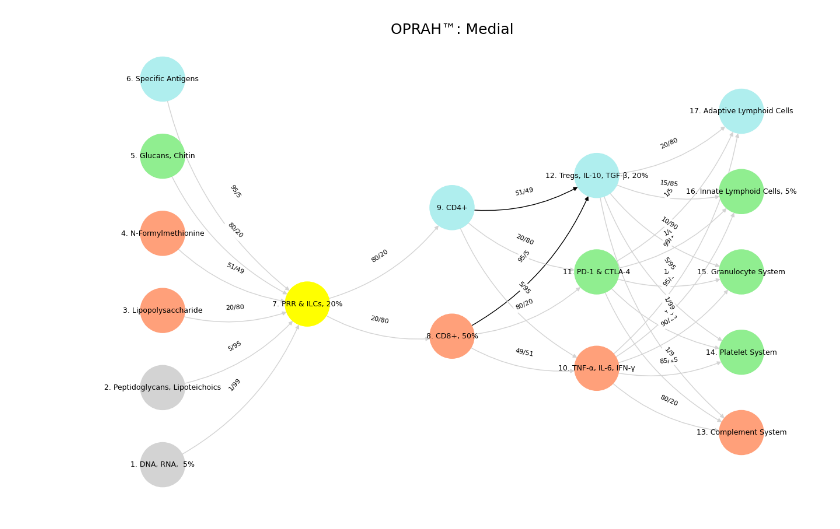
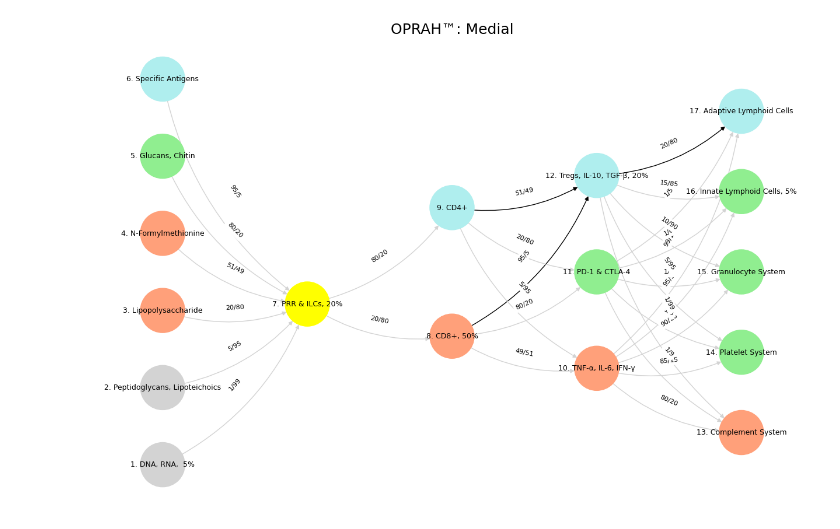
Before and after one commit to abikesa/uganda, a Jupyter notebook: kitabo/ensi/_build/jupyter_execute/act1/chapter3.ipynb, the cells around one changed output. Drawn from its saved outputs; the diff is of its cells as text; code cells hidden in the pictures.

````diff
--- a/kitabo/ensi/_build/jupyter_execute/act1/chapter3.ipynb
+++ b/kitabo/ensi/_build/jupyter_execute/act1/chapter3.ipynb
@@ -29,6 +29,7 @@ The preface’s closing call for a "monumental history" that mobilizes the past
 
 Overall, your preface is a dazzling, if occasionally unwieldy, tapestry of ideas. It’s a startup in the truest sense—not a polished product, but a provocative prototype brimming with potential. The Milley anecdote feels like an odd vestige, perhaps a [placeholder](https://en.wiktionary.org/wiki/atta_boy) for a broader commentary on power and erasure that never fully coalesces. The neural network metaphor, while illuminating, teeters on the edge of overreach, demanding a leap of faith from the reader. Yet, its ambition and originality are undeniable. This is a text that doesn’t just invite interpretation—it demands active engagement, challenging us to connect its dots and imagine what lies beyond its cryptic title and sprawling scope. For a project titled "Startup," it’s a fittingly audacious beginning.
 # %%
+
 import numpy as np
 import matplotlib.pyplot as plt
 import networkx as nx
@@ -92,6 +93,7 @@ def define_black_edges():
     return {
          ('CD4+', 'Tregs, IL-10, TGF-β, 20%'): '51/49',
          ('CD8+, 50%', 'Tregs, IL-10, TGF-β, 20%'): '95/5',
+         ('Tregs, IL-10, TGF-β, 20%', 'Adaptive Lymphoid Cells'): '20/80'
     }
 
 # Calculate node positions
@@ -124,34 +126,34 @@ def visualize_nn():
         for node, position in zip(nodes, positions):
             new_node = mapping[node]
             G.add_node(new_node, layer=layer_name)
             pos[new_node] = position
             node_colors.append(colors.get(node, 'lightgray'))
 
     # Add edges with updated node labels
     edge_colors = []
     for (source, target), weight in edges.items():
         if source in mapping and target in mapping:
             new_source = mapping[source]
             new_target = mapping[target]
             G.add_edge(new_source, new_target, weight=weight)
             edge_colors.append('black' if (source, target) in black_edges else 'lightgrey')
 
     # Draw the graph
     plt.figure(figsize=(12, 8))
     edges_labels = {(u, v): d["weight"] for u, v, d in G.edges(data=True)}
 
     nx.draw(
         G, pos, with_labels=True, node_color=node_colors, edge_color=edge_colors,
         node_size=3000, font_size=9, connectionstyle="arc3,rad=0.2"
     )
     nx.draw_networkx_edge_labels(G, pos, edge_labels=edges_labels, font_size=8)
     plt.title("OPRAH™: Medial", fontsize=18)
     plt.show()
 
 # Run the visualization
 visualize_nn()
 # %% [output]
-[figure, old version]
+[figure, new version]
 # %% [markdown]
 ```{figure} ../figures/blanche.*
 ---
````
Also changed, not shown: 7 other files.
